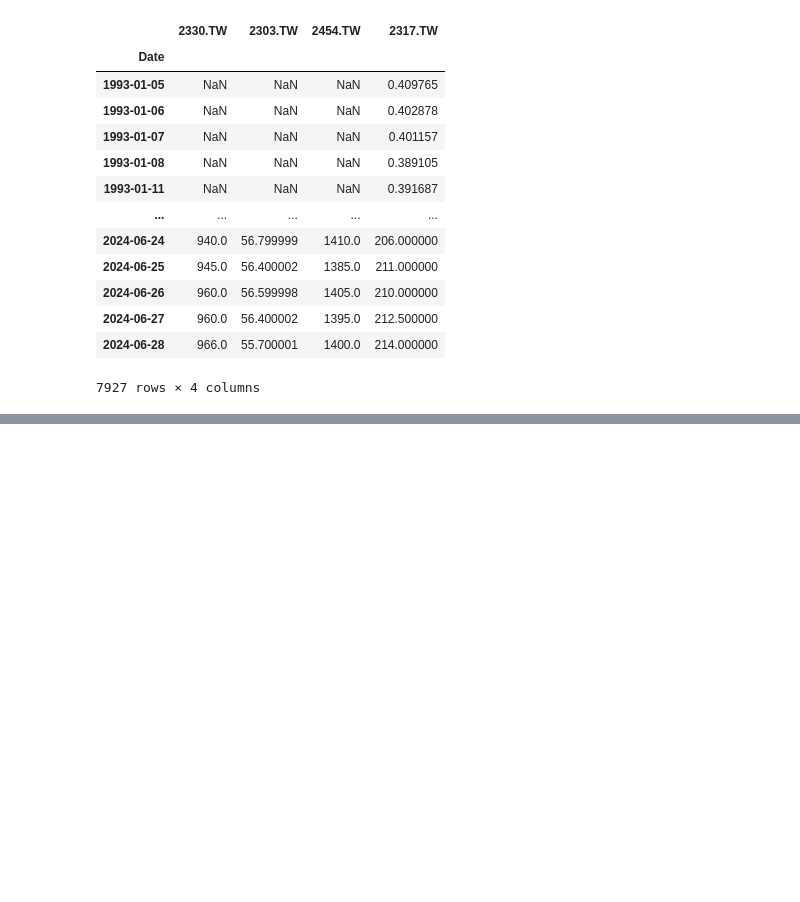
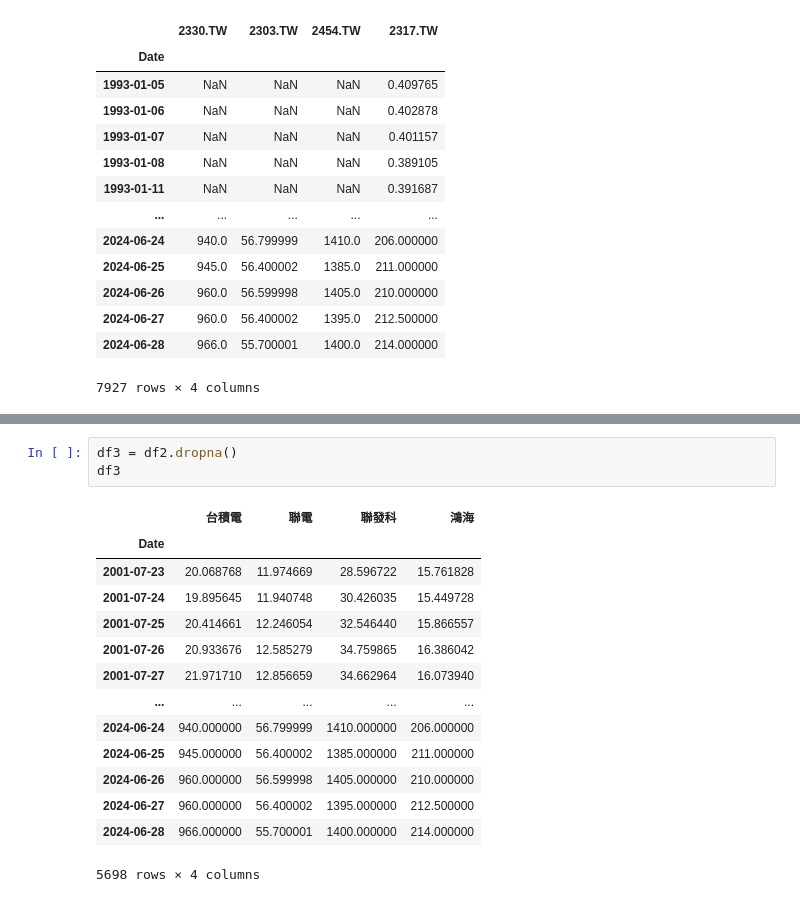
Before and after one commit to mimionana/2024_05_05_sunday, a Jupyter notebook: lesson18/lesson18_3.ipynb, the cells around one changed output, grey strips where cells are left out. Drawn from its saved outputs; the diff is of its cells as text; blank space fills up the shorter version.

```diff
--- a/lesson18/lesson18_3.ipynb
+++ b/lesson18/lesson18_3.ipynb
@@ -49,0 +68,18 @@ df1
+# %%
+df3 = df2.dropna()
+df3
+# %% [output]
+|  | 台積電 | 聯電 | 聯發科 | 鴻海 |
+| Date |  |  |  |  |
+| 2001-07-23 | 20.068768 | 11.974669 | 28.596722 | 15.761828 |
+| 2001-07-24 | 19.895645 | 11.940748 | 30.426035 | 15.449728 |
+| 2001-07-25 | 20.414661 | 12.246054 | 32.546440 | 15.866557 |
+| 2001-07-26 | 20.933676 | 12.585279 | 34.759865 | 16.386042 |
+| 2001-07-27 | 21.971710 | 12.856659 | 34.662964 | 16.073940 |
+| ... | ... | ... | ... | ... |
+| 2024-06-24 | 940.000000 | 56.799999 | 1410.000000 | 206.000000 |
+| 2024-06-25 | 945.000000 | 56.400002 | 1385.000000 | 211.000000 |
+| 2024-06-26 | 960.000000 | 56.599998 | 1405.000000 | 210.000000 |
+| 2024-06-27 | 960.000000 | 56.400002 | 1395.000000 | 212.500000 |
+| 2024-06-28 | 966.000000 | 55.700001 | 1400.000000 | 214.000000 |
+5698 rows × 4 columns
```
Also changed, not shown: parts of 7 cells of this notebook.
